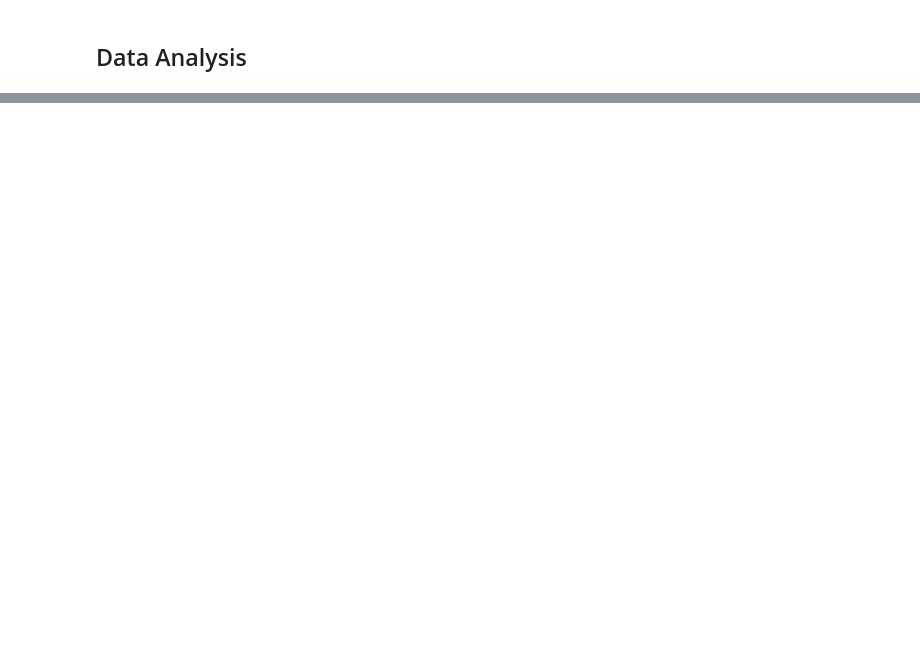
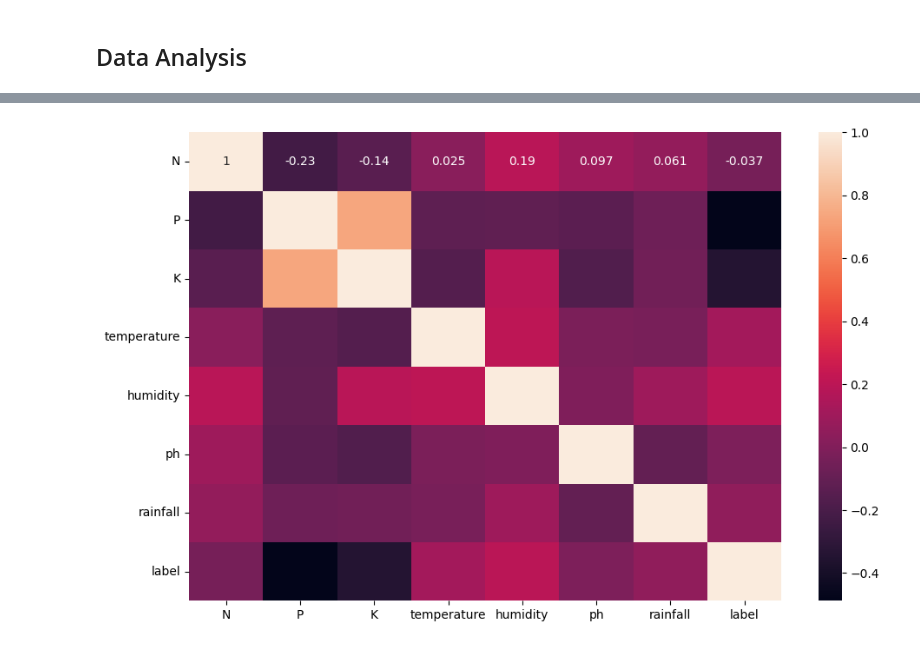
Before and after one commit to Akshay2002Singh/Crop-Recommendation-System, a Jupyter notebook: Notebooks/Crop_Recommendation_analysis.ipynb, the cells around one changed output, grey strips where cells are left out. Drawn from its saved outputs; the diff is of its cells as text; code cells hidden in the pictures; blank space fills up the shorter version.

```diff
--- a/Notebooks/Crop_Recommendation_analysis.ipynb
+++ b/Notebooks/Crop_Recommendation_analysis.ipynb
@@ -268,0 +315,9 @@ ValueError: could not convert string to float: 'rice'
+# %%
+# plotting the heatmap for correlation matrix
+
+
+plt.figure(figsize=(11, 7))
+sns.heatmap(dataset.corr(), annot=True)
+plt.show()
+# %% [output]
+[figure, added]
```
Also changed, not shown: parts of 6 cells of this notebook, 1 other file.
